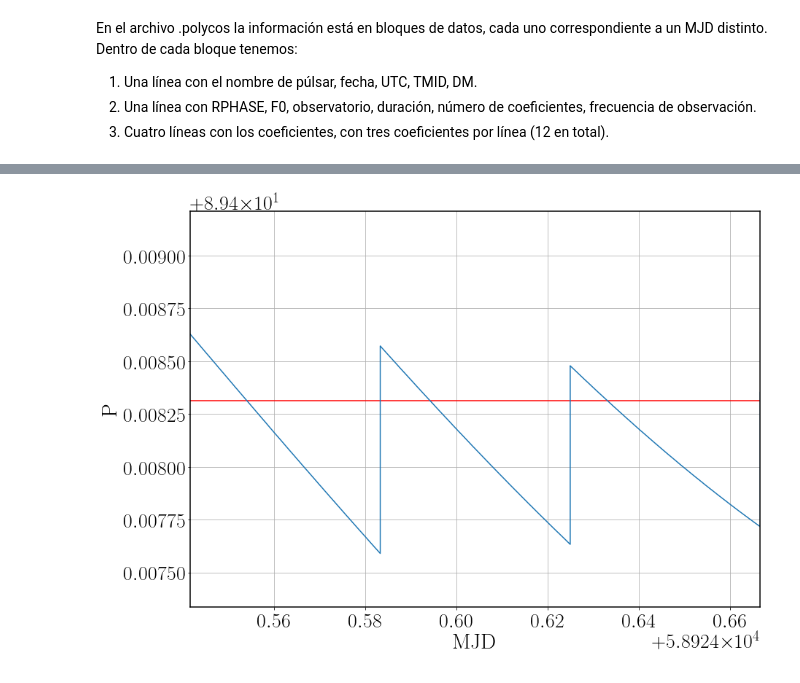
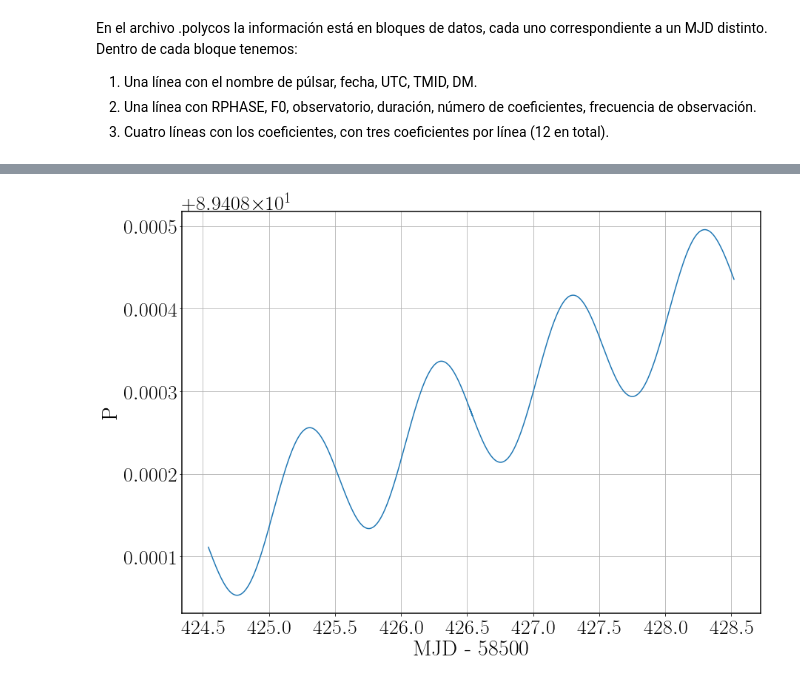
Before and after one commit to svsosafiscella/paper_PuMA3, a Jupyter notebook: period.ipynb, the cells around one changed output, grey strips where cells are left out. Saved outputs shown, nothing was run; the diff lists cells and outputs as text; code cells hidden in the pictures.

```diff
--- a/period.ipynb
+++ b/period.ipynb
@@ -28,7 +28,7 @@ def PERIOD2(T, F0, COEFF, TMID):
 
     DT = (T - TMID) * 1440.
 
-    FREQ = (1/60.) * ( 11*(DT**10)*COEFF[11] + 10*(DT**9)*COEFF[10] + 9*(DT**8)*COEFF[9] + 8*(DT**7)*COEFF[8] + 7*(DT**6)*COEFF[7] + 6*(DT**5)*COEFF[6] + 5*(DT**4)*COEFF[5] + 4*(DT**3)*COEFF[4] + 3*(DT**2)*COEFF[3] + 2*DT*COEFF[2] + COEFF[1] ) + F0
+    FREQ = ( 11*(DT**10)*COEFF[11] + 10*(DT**9)*COEFF[10] + 9*(DT**8)*COEFF[9] + 8*(DT**7)*COEFF[8] + 7*(DT**6)*COEFF[7] + 6*(DT**5)*COEFF[6] + 5*(DT**4)*COEFF[5] + 4*(DT**3)*COEFF[4] + 3*(DT**2)*COEFF[3] + 2*DT*COEFF[2] + COEFF[1] ) * (1/60.) + F0
 
     return 1/FREQ
 # %% [markdown]
@@ -76,7 +76,7 @@ while n < lines:    # recorremos todas las líneas del archivo .polycos
     T = T_inicial
     while delta_T < span_mjd:                # recorremos el timespan de cada bloque de datos
 
-        P_seg = PERIOD(T, F0, COEFF, TMID)   # período en segundos
+        P_seg = PERIOD2(T, F0, COEFF, TMID)   # período en segundos
         P_ms  = P_seg * 1000.                # período en milisegundos
         P_mjd = P_seg * (1./(60.*60.*24.))   # período en MJD
         P_array.append(P_ms)
@@ -116,34 +98,35 @@ with open('periods.npy', 'wb') as outnp:     # guardamos el vector de períodos
 # %%
 plt.close()
 
 # Set the fonts. Always use big fonts.
 nice_fonts = {
         # Use LaTeX to write all text
         "text.usetex": True,
         "font.family": "serif",
         # Use 10pt font in plots, to match 10pt font in document
         "axes.labelsize": 30,
         "font.size": 28,
         "axes.linewidth": 1.5,
         # Make the legend/label fonts a little smaller
         "legend.fontsize": 32,
         "xtick.labelsize": 28,
         "ytick.labelsize": 28,
 }
 # Update the fonts
 mpl.rcParams.update(nice_fonts)
 
+norm = np.full(len(T_array), 58500.)
 
 plt.figure(figsize=(14,10))
 plt.grid()
-plt.xlim(T_array[0], T_array[0] + 1./24. * 3.)
+#plt.xlim(T_array[0], T_array[0] + 1./24. * 3.)
 
-plt.xlabel('MJD')
-plt.ylabel('P')
+plt.xlabel('MJD - 58500')
+plt.ylabel('P [ms]')
 
-plt.axhline(y=89.4083119942048, color='r', linestyle='-')
-plt.plot(T_array, P_array)
+#plt.axhline(y=89.4083119942048, color='r', linestyle='-')
+plt.plot(T_array - norm, P_array)
 #plt.savefig(file + '.png', bbox_inches='tight')
 plt.show()
 # %% [output]
-[figure, old version]
+[figure, new version]
```
Also changed, not shown: parts of 1 cell of this notebook.
